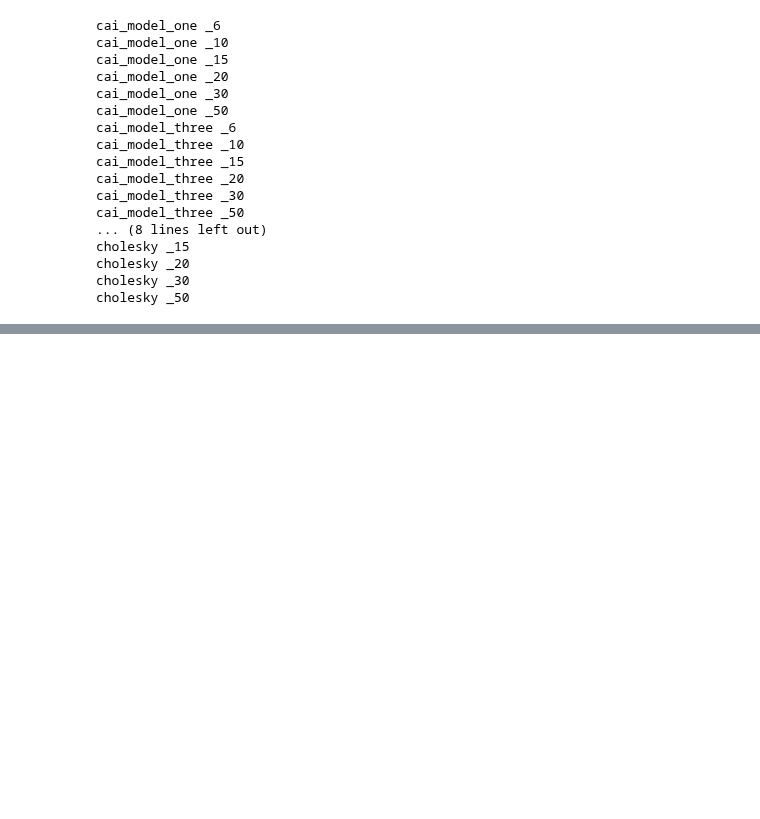
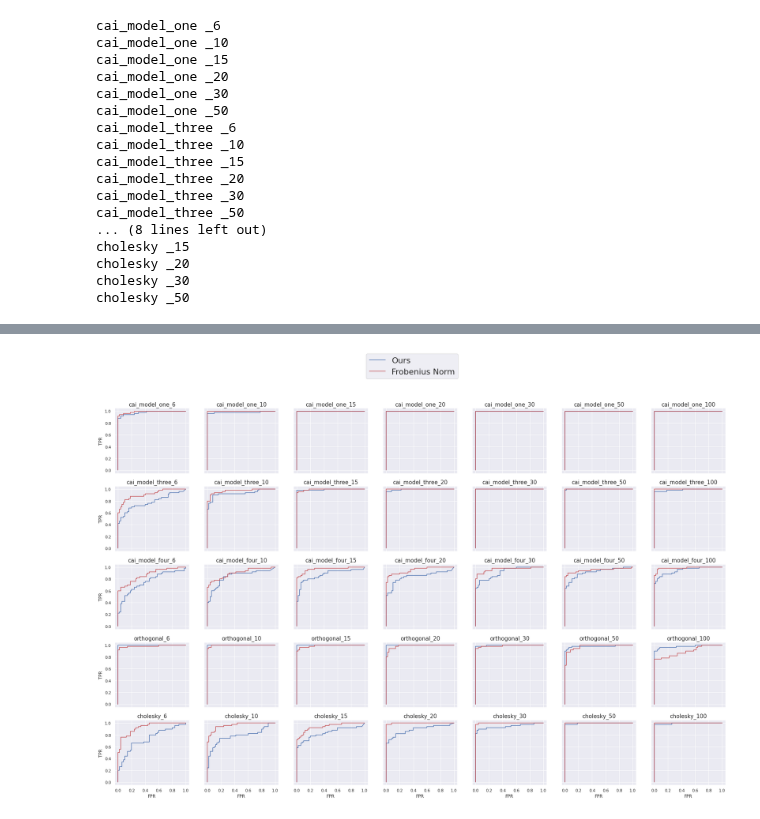
Before and after one commit to spaceonion1001/LD-CPD, a Jupyter notebook: notebooks/Results.ipynb, the cells around one changed output, grey strips where cells are left out. Saved outputs shown, nothing was run; the diff lists cells and outputs as text; code cells hidden in the pictures; blank space fills up the shorter version.

```diff
--- a/notebooks/Results.ipynb
+++ b/notebooks/Results.ipynb
@@ -307,0 +436,8 @@ for dimstr in simulation_dims:
+# %%
+def get_p_vals(lrt_vals):
+    p_vals = np.array([chi2.pdf(lrt_vals[i], 2) for i in range(len(lrt_vals))]).T
+    _, p_vals_corrected = fdrcorrection(p_vals)
+    return np.array(p_vals_corrected)
+# %%
+sim_results_path_precision = '/home/dink/Documents/Research/Correlation-Changepoint-Detection/results/simulation_results_precision//'
+sim_results_path_precision_cai = '/home/dink/Documents/Research/Correlation-Changepoint-Detection/results/simulation_results_precision_cai/'
@@ -307,0 +569,7 @@ for dimstr in simulation_dims:
+# %%
+counter = 0
+sim_names = []
+for i in range(len(simulation_prefixes)):
+    for dim in simulation_dims:
+        sim_names.append(simulation_prefixes[i]+dim)
+sim_names
@@ -307,0 +594,22 @@ for dimstr in simulation_dims:
+# %%
+fig, ax = plt.subplots(5, 7, figsize = (30, 19), sharex=True, sharey=True)
+
+counter = 0
+for i in range(len(simulation_prefixes)):
+    for j in range(len(simulation_dims)):
+        ax[i,j].plot(fprs_sims[i][j], tprs_sims[i][j], 'b', label='Ours')
+        ax[i,j].plot(fprs_sims_cai[i][j], tprs_sims_cai[i][j], 'r', label='Frobenius Norm')
+        ax[i,j].set_title(sim_names[counter], fontsize=15)
+        counter += 1
+
+for ax_ in ax.flat:
+    ax_.set(xlabel='FPR', ylabel='TPR')
+
+# Hide x labels and tick labels for top plots and y ticks for right plots.
+for ax_ in ax.flat:
+    ax_.label_outer()
+handles, labels = ax[0, 1].get_legend_handles_labels()
+fig.legend(handles, labels, loc='upper center', prop={'size': 22})
+plt.savefig('../results/roc_curve.png')
+# %% [output]
+[figure, added]
```
Also changed, not shown: parts of 18 cells of this notebook, 5 other files.
